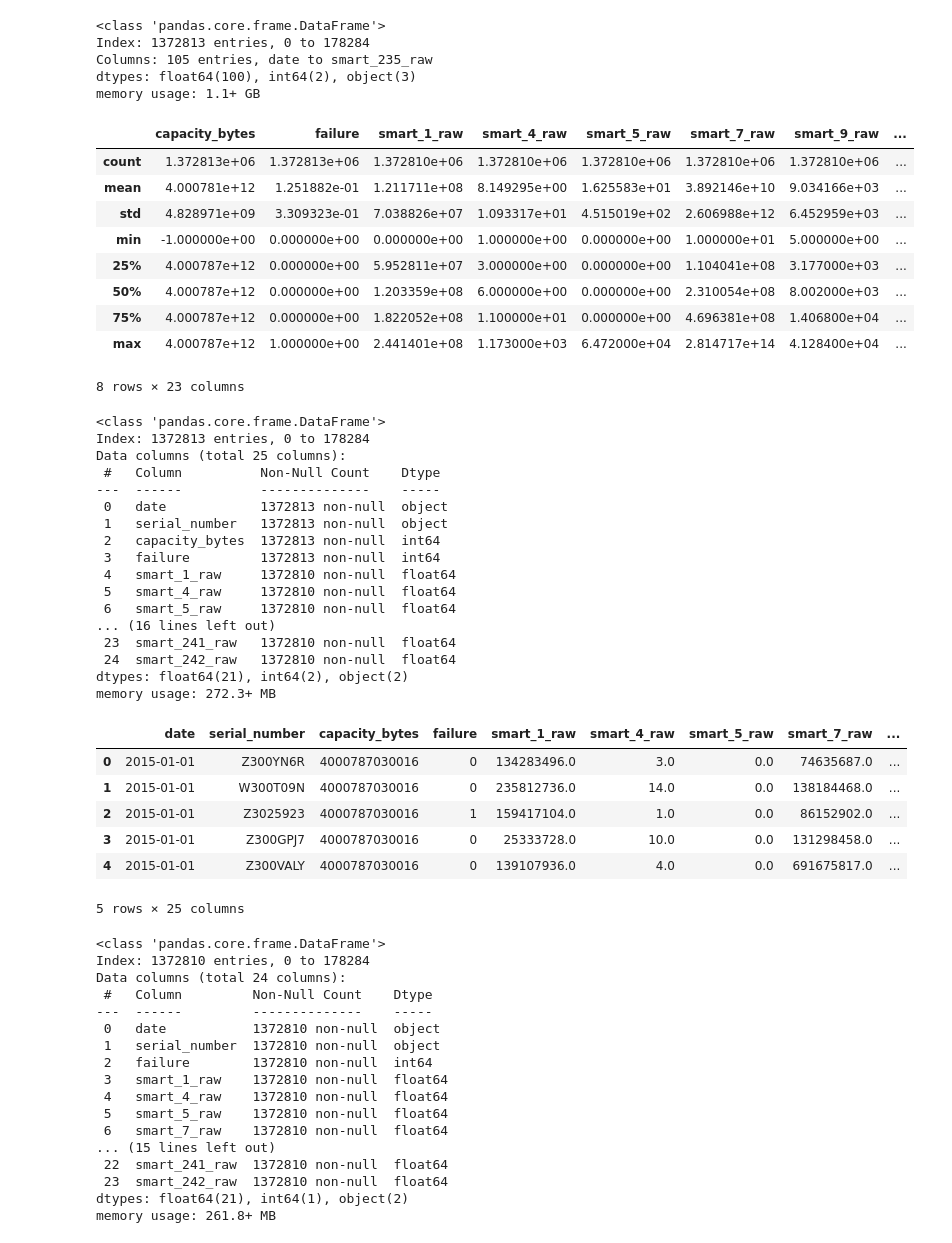
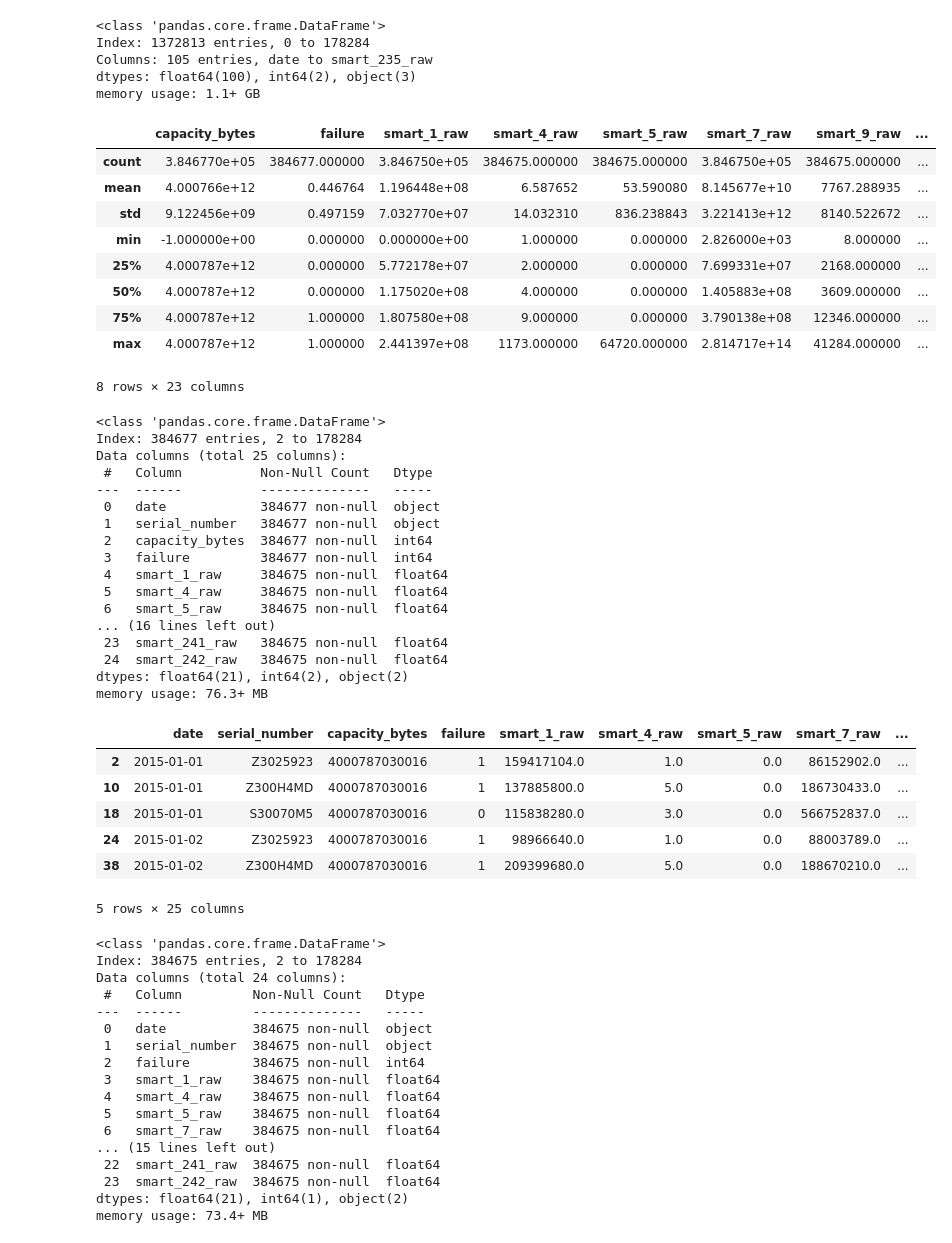
Before and after one commit to ronithrnair/HMM-for-HDD-Failure, a Jupyter notebook: HMM-for-HDD-Failure/src/Markov_HDD.ipynb, the cells around one changed output. Cells and saved outputs as stored; diff of their text form; code cells hidden in the pictures.

```diff
--- a/HMM-for-HDD-Failure/src/Markov_HDD.ipynb
+++ b/HMM-for-HDD-Failure/src/Markov_HDD.ipynb
@@ -65,49 +58,50 @@ memory usage: 1.1+ GB
 # %%
 df_cleaned = df.dropna(axis=1, how='all')
 df_cleaned = df_cleaned.dropna(axis = 0, how = 'all')
 df_cleaned.drop(list(df_cleaned.filter(regex = 'normalized')), axis = 1, inplace = True)
 df_cleaned = df_cleaned[[i for i in df_cleaned if df_cleaned[i].nunique()>1]]
+df_cleaned = df_cleaned[df_cleaned['serial_number'].str.startswith('S300') | df_cleaned['failure'] == 1]
 df_cleaned.describe()
 # %% [output]
 |  | capacity_bytes | failure | smart_1_raw | smart_4_raw | smart_5_raw | smart_7_raw | smart_9_raw | ... |
-| count | 1.372813e+06 | 1.372813e+06 | 1.372810e+06 | 1.372810e+06 | 1.372810e+06 | 1.372810e+06 | 1.372810e+06 | ... |
-| mean | 4.000781e+12 | 1.251882e-01 | 1.211711e+08 | 8.149295e+00 | 1.625583e+01 | 3.892146e+10 | 9.034166e+03 | ... |
-| std | 4.828971e+09 | 3.309323e-01 | 7.038826e+07 | 1.093317e+01 | 4.515019e+02 | 2.606988e+12 | 6.452959e+03 | ... |
-| min | -1.000000e+00 | 0.000000e+00 | 0.000000e+00 | 1.000000e+00 | 0.000000e+00 | 1.000000e+01 | 5.000000e+00 | ... |
-| 25% | 4.000787e+12 | 0.000000e+00 | 5.952811e+07 | 3.000000e+00 | 0.000000e+00 | 1.104041e+08 | 3.177000e+03 | ... |
-| 50% | 4.000787e+12 | 0.000000e+00 | 1.203359e+08 | 6.000000e+00 | 0.000000e+00 | 2.310054e+08 | 8.002000e+03 | ... |
-| 75% | 4.000787e+12 | 0.000000e+00 | 1.822052e+08 | 1.100000e+01 | 0.000000e+00 | 4.696381e+08 | 1.406800e+04 | ... |
-| max | 4.000787e+12 | 1.000000e+00 | 2.441401e+08 | 1.173000e+03 | 6.472000e+04 | 2.814717e+14 | 4.128400e+04 | ... |
+| count | 3.846770e+05 | 384677.000000 | 3.846750e+05 | 384675.000000 | 384675.000000 | 3.846750e+05 | 384675.000000 | ... |
+| mean | 4.000766e+12 | 0.446764 | 1.196448e+08 | 6.587652 | 53.590080 | 8.145677e+10 | 7767.288935 | ... |
+| std | 9.122456e+09 | 0.497159 | 7.032770e+07 | 14.032310 | 836.238843 | 3.221413e+12 | 8140.522672 | ... |
+| min | -1.000000e+00 | 0.000000 | 0.000000e+00 | 1.000000 | 0.000000 | 2.826000e+03 | 8.000000 | ... |
+| 25% | 4.000787e+12 | 0.000000 | 5.772178e+07 | 2.000000 | 0.000000 | 7.699331e+07 | 2168.000000 | ... |
+| 50% | 4.000787e+12 | 0.000000 | 1.175020e+08 | 4.000000 | 0.000000 | 1.405883e+08 | 3609.000000 | ... |
+| 75% | 4.000787e+12 | 1.000000 | 1.807580e+08 | 9.000000 | 0.000000 | 3.790138e+08 | 12346.000000 | ... |
+| max | 4.000787e+12 | 1.000000 | 2.441397e+08 | 1173.000000 | 64720.000000 | 2.814717e+14 | 41284.000000 | ... |
 8 rows × 23 columns
 # %%
 df_cleaned.info()
 # %% [output]
 <class 'pandas.core.frame.DataFrame'>
-Index: 1372813 entries, 0 to 178284
+Index: 384677 entries, 2 to 178284
 Data columns (total 25 columns):
- #   Column          Non-Null Count    Dtype
----  ------          --------------    -----
- 0   date            1372813 non-null  object
- 1   serial_number   1372813 non-null  object
- 2   capacity_bytes  1372813 non-null  int64
- 3   failure         1372813 non-null  int64
- 4   smart_1_raw     1372810 non-null  float64
- 5   smart_4_raw     1372810 non-null  float64
- 6   smart_5_raw     1372810 non-null  float64
+ #   Column          Non-Null Count   Dtype
+---  ------          --------------   -----
+ 0   date            384677 non-null  object
+ 1   serial_number   384677 non-null  object
+ 2   capacity_bytes  384677 non-null  int64
+ 3   failure         384677 non-null  int64
+ 4   smart_1_raw     384675 non-null  float64
+ 5   smart_4_raw     384675 non-null  float64
+ 6   smart_5_raw     384675 non-null  float64
 ... (16 lines left out)
- 23  smart_241_raw   1372810 non-null  float64
- 24  smart_242_raw   1372810 non-null  float64
+ 23  smart_241_raw   384675 non-null  float64
+ 24  smart_242_raw   384675 non-null  float64
 dtypes: float64(21), int64(2), object(2)
-memory usage: 272.3+ MB
+memory usage: 76.3+ MB
 # %%
 df_cleaned.head()
 # %% [output]
 |  | date | serial_number | capacity_bytes | failure | smart_1_raw | smart_4_raw | smart_5_raw | smart_7_raw | ... |
-| 0 | 2015-01-01 | Z300YN6R | 4000787030016 | 0 | 134283496.0 | 3.0 | 0.0 | 74635687.0 | ... |
-| 1 | 2015-01-01 | W300T09N | 4000787030016 | 0 | 235812736.0 | 14.0 | 0.0 | 138184468.0 | ... |
 | 2 | 2015-01-01 | Z3025923 | 4000787030016 | 1 | 159417104.0 | 1.0 | 0.0 | 86152902.0 | ... |
-| 3 | 2015-01-01 | Z300GPJ7 | 4000787030016 | 0 | 25333728.0 | 10.0 | 0.0 | 131298458.0 | ... |
-| 4 | 2015-01-01 | Z300VALY | 4000787030016 | 0 | 139107936.0 | 4.0 | 0.0 | 691675817.0 | ... |
+| 10 | 2015-01-01 | Z300H4MD | 4000787030016 | 1 | 137885800.0 | 5.0 | 0.0 | 186730433.0 | ... |
+| 18 | 2015-01-01 | S30070M5 | 4000787030016 | 0 | 115838280.0 | 3.0 | 0.0 | 566752837.0 | ... |
+| 24 | 2015-01-02 | Z3025923 | 4000787030016 | 1 | 98966640.0 | 1.0 | 0.0 | 88003789.0 | ... |
+| 38 | 2015-01-02 | Z300H4MD | 4000787030016 | 1 | 209399680.0 | 5.0 | 0.0 | 188670210.0 | ... |
 5 rows × 25 columns
 # %%
 df_cleaned = df_cleaned.drop(columns=['capacity_bytes'])
@@ -116,20 +110,20 @@ df_cleaned = df_cleaned.dropna(axis = 0, how = 'any')
 df_cleaned.info()
 # %% [output]
 <class 'pandas.core.frame.DataFrame'>
-Index: 1372810 entries, 0 to 178284
+Index: 384675 entries, 2 to 178284
 Data columns (total 24 columns):
- #   Column         Non-Null Count    Dtype
----  ------         --------------    -----
- 0   date           1372810 non-null  object
- 1   serial_number  1372810 non-null  object
- 2   failure        1372810 non-null  int64
- 3   smart_1_raw    1372810 non-null  float64
- 4   smart_4_raw    1372810 non-null  float64
- 5   smart_5_raw    1372810 non-null  float64
- 6   smart_7_raw    1372810 non-null  float64
+ #   Column         Non-Null Count   Dtype
+---  ------         --------------   -----
+ 0   date           384675 non-null  object
+ 1   serial_number  384675 non-null  object
+ 2   failure        384675 non-null  int64
+ 3   smart_1_raw    384675 non-null  float64
+ 4   smart_4_raw    384675 non-null  float64
+ 5   smart_5_raw    384675 non-null  float64
+ 6   smart_7_raw    384675 non-null  float64
 ... (15 lines left out)
- 22  smart_241_raw  1372810 non-null  float64
- 23  smart_242_raw  1372810 non-null  float64
+ 22  smart_241_raw  384675 non-null  float64
+ 23  smart_242_raw  384675 non-null  float64
 dtypes: float64(21), int64(1), object(2)
-memory usage: 261.8+ MB
+memory usage: 73.4+ MB
 # %%
```
Also changed, not shown: parts of 13 cells of this notebook.
